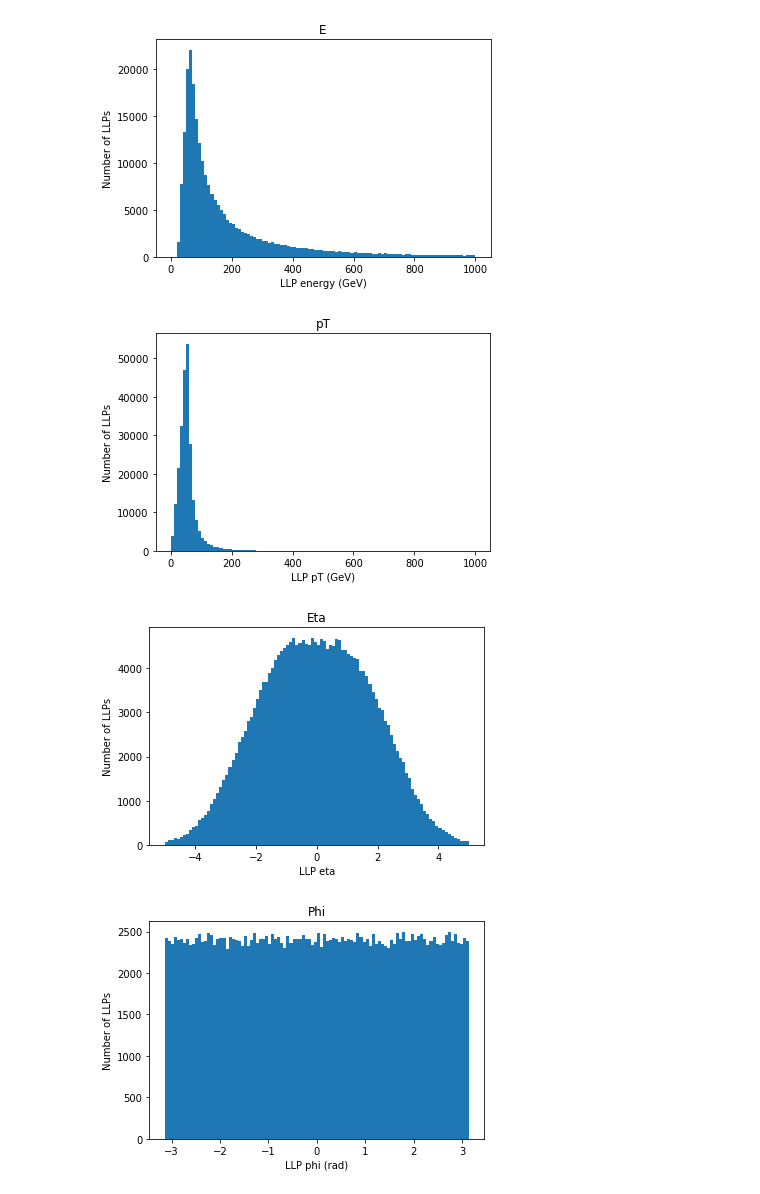
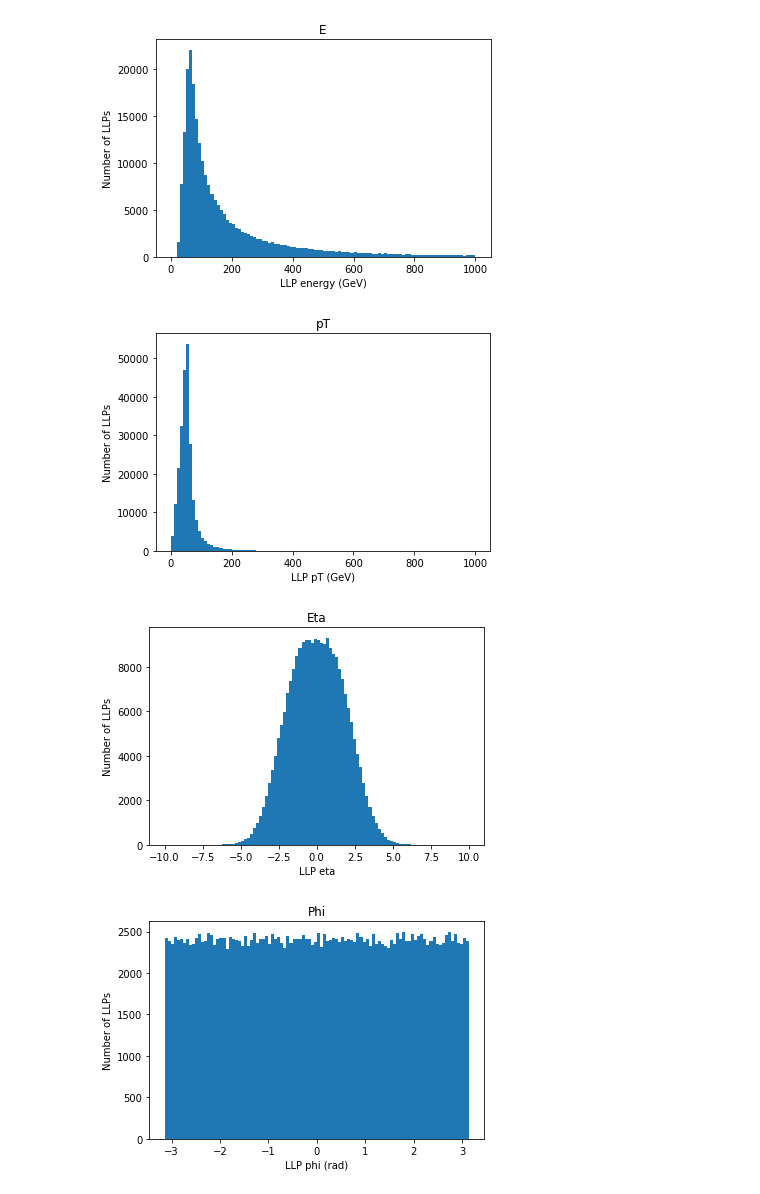
Before and after one commit to masonproffitt/BDTTrainingAnalysisLanguage, a Jupyter notebook: examples/p4_test.ipynb, the cells around one changed output. Drawn from its saved outputs; the diff is of its cells as text; code cells hidden in the pictures.

```diff
--- a/examples/p4_test.ipynb
+++ b/examples/p4_test.ipynb
@@ -1,7 +8,7 @@
 # %%
-%%time
 import uproot
 input_file = uproot.open('/LLPData/Outputs/CalRatio_ntuples2016dataAnalysis_paperVersion/signal_HSS_LLP_mH125_mS25_lt9m_ntuples2016dataAnalysis_paperVersion.root')
 base_awkward_array = input_file[input_file.keys()[0]].lazyarrays(namedecode='utf-8')
-print(base_awkward_array)
+for key in base_awkward_array:
+    print(key)
 # %% [output]
@@ -173,6 +206,9 @@ class FourMomentum:
     def m(self):
         return sqrt(self._E ** 2 - self.p3_squared())
 
+    def __getitem__(self, key):
+        return FourMomentum(self.E()[key], self.pT()[key], self.eta()[key], self.phi()[key])
+
 def deltaEta(v1, v2):
     return v2.eta() - v1.eta()
 
@@ -233,29 +276,35 @@ plt.show()
 # %%
 plt.hist(LLP_p4.E().flatten() / 1000, 100, (0,1000))
 plt.title('E')
 plt.xlabel('LLP energy (GeV)')
 plt.ylabel('Number of LLPs')
 plt.show()
 
 plt.hist(LLP_p4.pT().flatten() / 1000, 100, (0,1000))
 plt.title('pT')
 plt.xlabel('LLP pT (GeV)')
 plt.ylabel('Number of LLPs')
 plt.show()
 
-plt.hist(LLP_p4.eta().flatten(), 100, (-5,5))
+plt.hist(LLP_p4.eta().flatten(), 100, (-10,10))
 plt.title('Eta')
 plt.xlabel('LLP eta')
 plt.ylabel('Number of LLPs')
 plt.show()
 
 plt.hist(LLP_p4.phi().flatten(), 100, (-pi,pi))
 plt.title('Phi')
 plt.xlabel('LLP phi (rad)')
 plt.ylabel('Number of LLPs')
 plt.show()
+
+plt.hist(LLP_p4.m().flatten() / 1000, 100, (24,26))
+plt.title('Mass')
+plt.xlabel('LLP mass (GeV)')
+plt.ylabel('Number of LLPs')
+plt.show()
 # %% [output]
 [figure]
 [figure]
-[figure, old version]
+[figure, new version]
 [figure]
```
Also changed, not shown: parts of 22 cells of this notebook.
